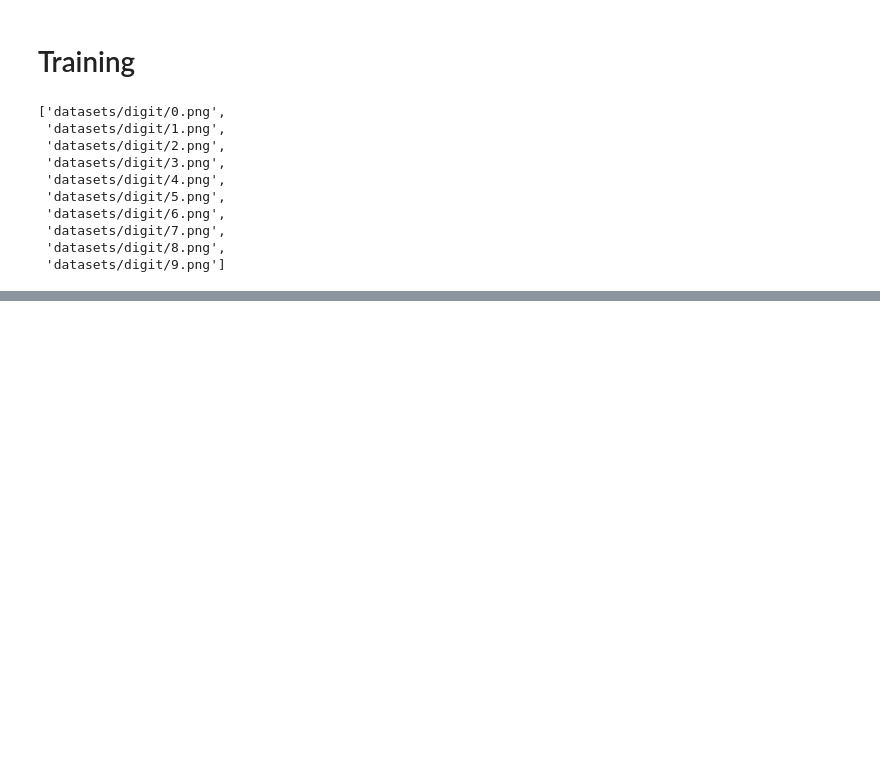
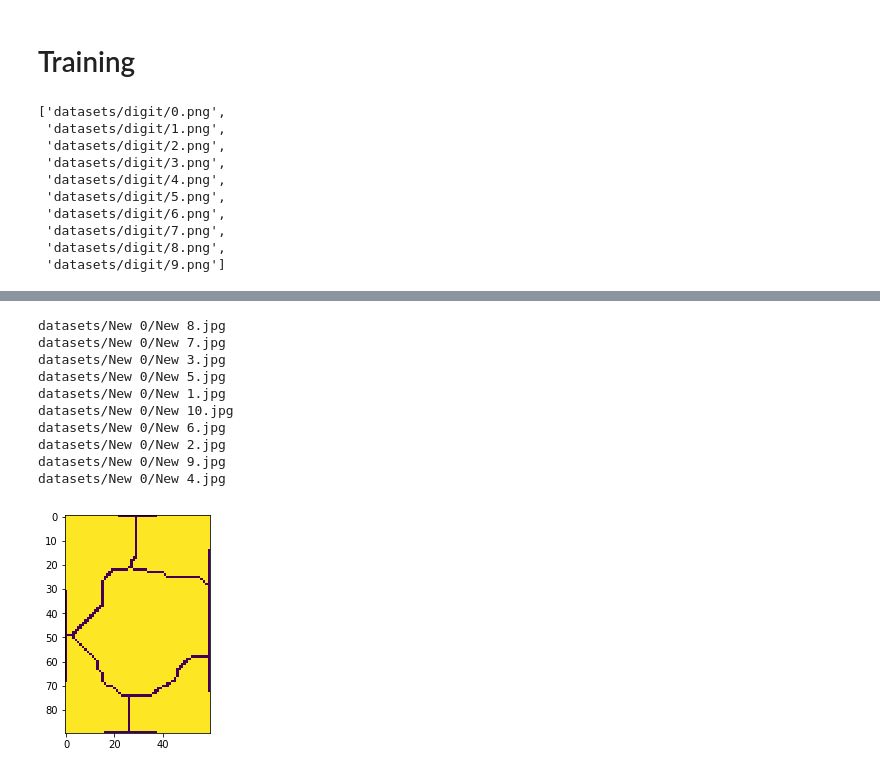
Before and after one commit to agusgun/IF4073-Pengcit, a Jupyter notebook: notebooks/Thinning Image.ipynb, the cells around one changed output, grey strips where cells are left out. Cells and saved outputs as stored; diff of their text form; code cells hidden in the pictures; blank space fills up the shorter version.

```diff
--- a/notebooks/Thinning Image.ipynb
+++ b/notebooks/Thinning Image.ipynb
@@ -1087,0 +622,42 @@ y
+# %%
+paths_0 = get_imlist('datasets/New 0/')
+paths_1 = get_imlist('datasets/New 1/')
+paths_2 = get_imlist('datasets/New 2/')
+paths_3 = get_imlist('datasets/New 3/')
+# %%
+X = []
+y = []
+# %%
+for path in paths_0:
+    print(path)
+    result = image_thinner.thin_image(convert_image2bw(array(Image.open(path).convert('L'))))
+    imshow(result)
+
+    minX, maxX, minY, maxY = find_boundary(result)
+    diagonal_features = calculate_diagonal_features(result, minX, maxX, minY, maxY)
+    diagonal_features = padding_diagonal_features(diagonal_features)
+    vertical_features, horizontal_features = calculate_vertical_horizontal(diagonal_features)
+
+    x = []
+    for i in diagonal_features:
+        for j in i:
+            x.append(j)
+    for i in vertical_features:
+        x.append(i)
+    for i in horizontal_features:
+        x.append(i)
+
+    X.append(x)
+    y.append('0')
+# %% [output]
+datasets/New 0/New 8.jpg
+datasets/New 0/New 7.jpg
+datasets/New 0/New 3.jpg
+datasets/New 0/New 5.jpg
+datasets/New 0/New 1.jpg
+datasets/New 0/New 10.jpg
+datasets/New 0/New 6.jpg
+datasets/New 0/New 2.jpg
+datasets/New 0/New 9.jpg
+datasets/New 0/New 4.jpg
+[figure, added]
```
Also changed, not shown: parts of 35 cells of this notebook, 2 other files.
